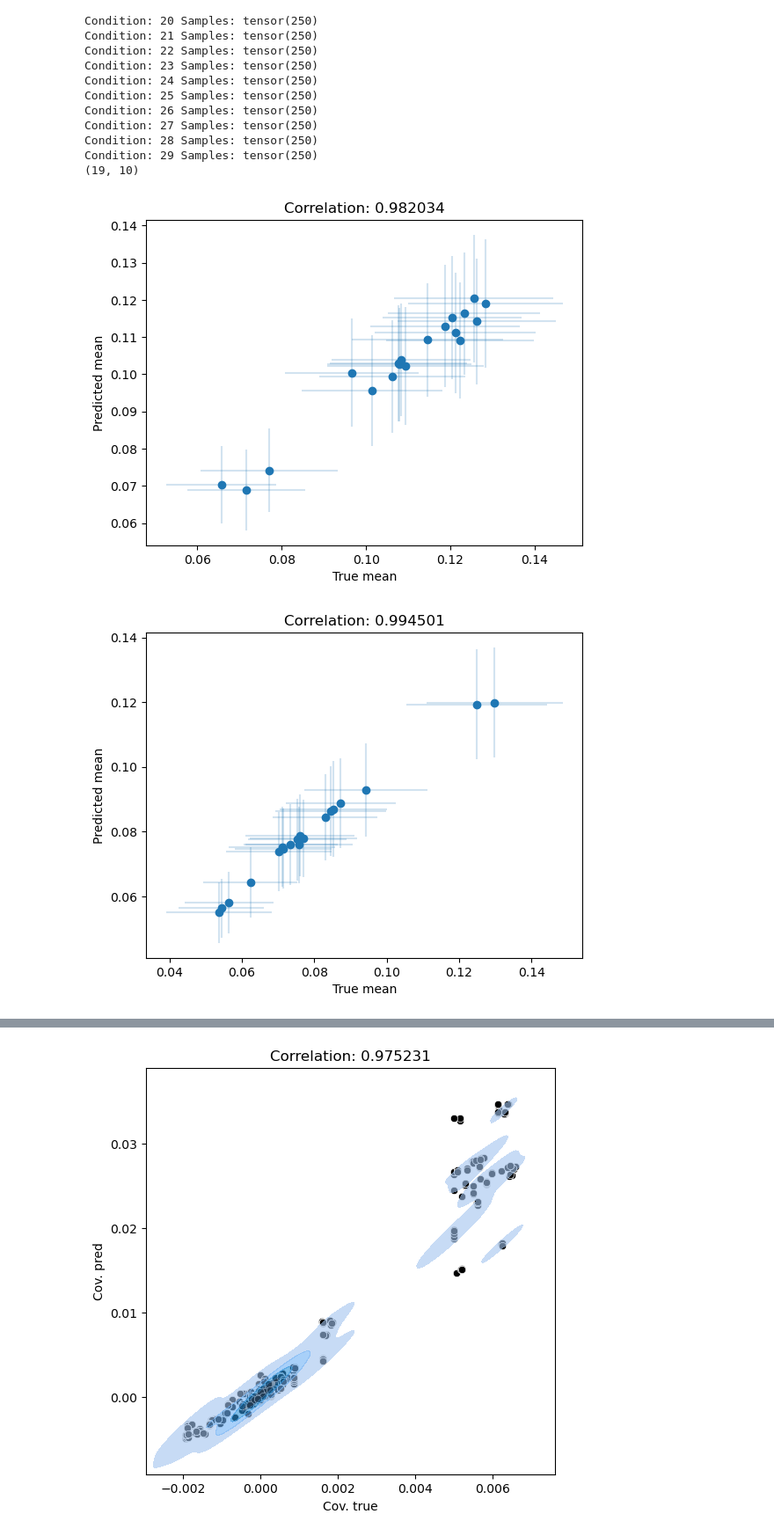
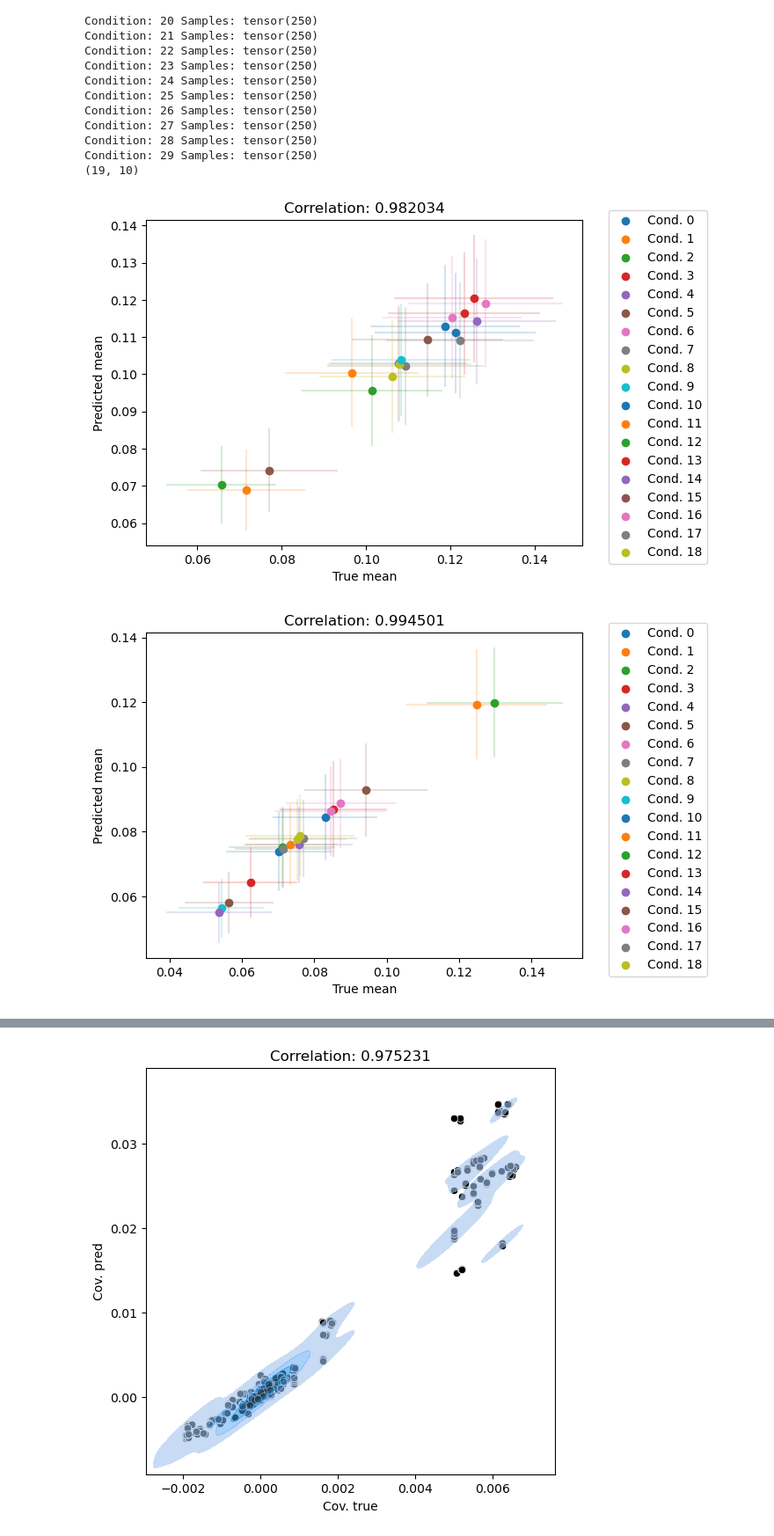
Before and after one commit to PMBio/bicycle, a Jupyter notebook: notebooks/experiments/synthetic/Prediction_and_Evaluation.ipynb, the cells around one changed output, grey strips where cells are left out. Shown at 88% size. Saved outputs shown, nothing was run; the diff lists cells and outputs as text; code cells hidden in the pictures.

Commit message:
Making nicer plots

```diff
--- a/notebooks/experiments/synthetic/Prediction_and_Evaluation.ipynb
+++ b/notebooks/experiments/synthetic/Prediction_and_Evaluation.ipynb
@@ -139,7 +139,7 @@ if n_factors > 0:
 #
 # Create synthetic data
 #
-gt_dyn, intervened_variables, samples, gt_interv, sim_regime, beta, gt_x_bar, gt_omegas = create_data(
+gt_dyn, intervened_variables, samples, gt_interv, sim_regime, beta, gt_x_bar, gt_omegas, _, _ = create_data(
     n_genes,
     n_samples_control=n_samples_control,
     n_samples_per_perturbation=n_samples_per_perturbation,
@@ -350,14 +384,16 @@ Condition: 29 Samples: tensor(250)
 # %%
 from matplotlib import pyplot as plt
 
 for gene in range(n_genes):
     plt.figure()
-    plt.errorbar(test_means[:,gene], pred_means[:,gene], xerr=test_stds[:,gene], yerr=pred_stds[:,gene], fmt='none', zorder = 0, alpha = 0.2)
-    plt.scatter(test_means[:,gene],pred_means[:,gene], zorder = 1)
-    plt.xlabel('True mean')
-    plt.ylabel('Predicted mean')
-    plt.title('Correlation: %f' % np.corrcoef(test_means[:,gene], pred_means[:,gene])[0,1])
-    plt.show()
+    for cond in range(test_means.shape[0]):
+        plt.errorbar(test_means[cond,gene], pred_means[cond,gene], xerr=test_stds[cond,gene], yerr=pred_stds[cond,gene], fmt='none', zorder = 0, alpha = 0.2, ecolor = 'C%d' % cond)
+        plt.scatter(test_means[cond,gene],pred_means[cond,gene], zorder = 1, color = 'C%d' % cond, label = 'Cond. %d' % cond)
+        plt.xlabel('True mean')
+        plt.ylabel('Predicted mean')
+        plt.title('Correlation: %f' % np.corrcoef(test_means[:,gene], pred_means[:,gene])[0,1])
+        plt.savefig('gene_%d.png' % gene)
+    plt.legend(bbox_to_anchor=(1.3, 1.05))
 # %% [output]
-[figure, old version]
+[figure, new version]
-[figure, old version]
+[figure, new version]
```
Also changed, not shown: parts of 3 cells of this notebook.
